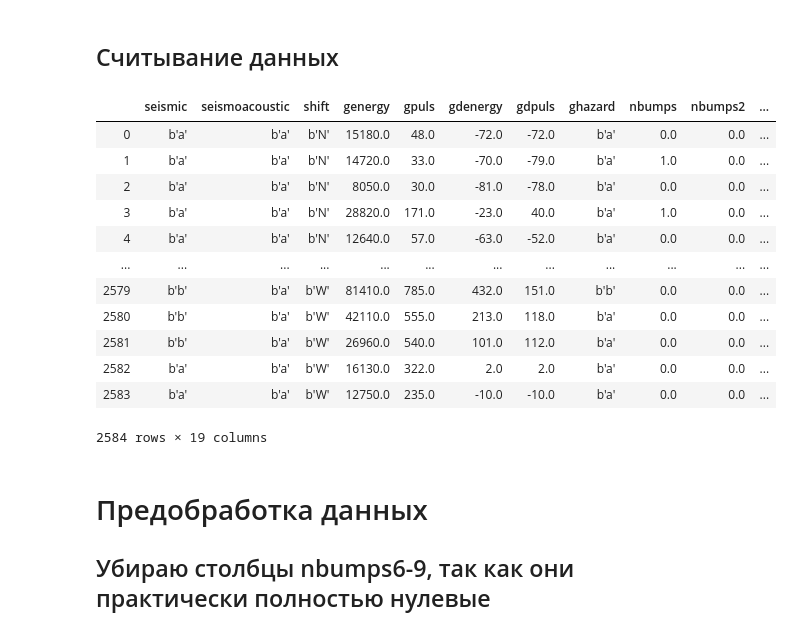
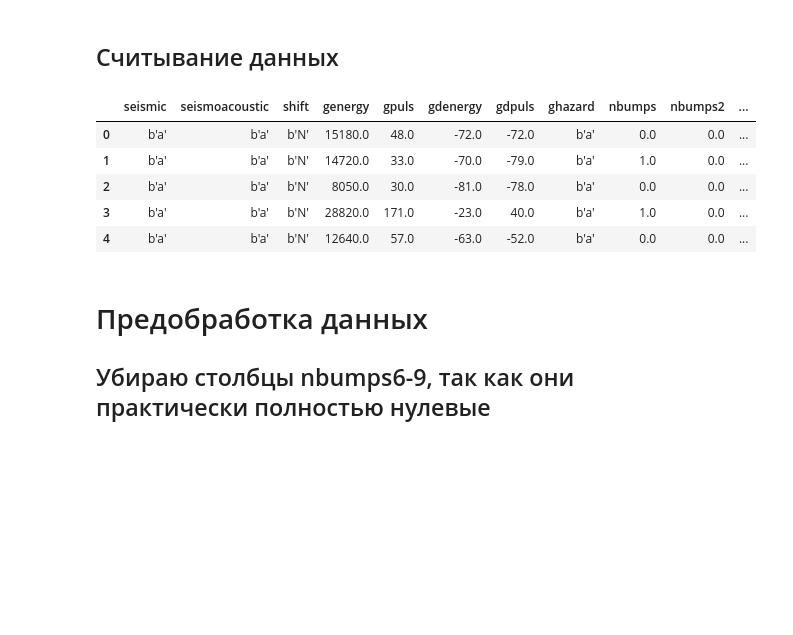
Before and after one commit to weeellz/machinelearning, a Jupyter notebook: seismic-bumps.ipynb, the cells around one changed output. Drawn from its saved outputs; the diff is of its cells as text; code cells hidden in the pictures; blank space fills up the shorter version.

```diff
--- a/seismic-bumps.ipynb
+++ b/seismic-bumps.ipynb
@@ -55,22 +58,15 @@ seismoacoustic method based on registration coming form GMax only;
 # %%
 data = arff.loadarff('seismic-bumps.arff')
 df = pd.DataFrame(data[0])
 
-df
+df.head()
 # %% [output]
 |  | seismic | seismoacoustic | shift | genergy | gpuls | gdenergy | gdpuls | ghazard | nbumps | nbumps2 | ... |
 | 0 | b'a' | b'a' | b'N' | 15180.0 | 48.0 | -72.0 | -72.0 | b'a' | 0.0 | 0.0 | ... |
 | 1 | b'a' | b'a' | b'N' | 14720.0 | 33.0 | -70.0 | -79.0 | b'a' | 1.0 | 0.0 | ... |
 | 2 | b'a' | b'a' | b'N' | 8050.0 | 30.0 | -81.0 | -78.0 | b'a' | 0.0 | 0.0 | ... |
 | 3 | b'a' | b'a' | b'N' | 28820.0 | 171.0 | -23.0 | 40.0 | b'a' | 1.0 | 0.0 | ... |
 | 4 | b'a' | b'a' | b'N' | 12640.0 | 57.0 | -63.0 | -52.0 | b'a' | 0.0 | 0.0 | ... |
-| ... | ... | ... | ... | ... | ... | ... | ... | ... | ... | ... | ... |
-| 2579 | b'b' | b'a' | b'W' | 81410.0 | 785.0 | 432.0 | 151.0 | b'b' | 0.0 | 0.0 | ... |
-| 2580 | b'b' | b'a' | b'W' | 42110.0 | 555.0 | 213.0 | 118.0 | b'a' | 0.0 | 0.0 | ... |
-| 2581 | b'b' | b'a' | b'W' | 26960.0 | 540.0 | 101.0 | 112.0 | b'a' | 0.0 | 0.0 | ... |
-| 2582 | b'a' | b'a' | b'W' | 16130.0 | 322.0 | 2.0 | 2.0 | b'a' | 0.0 | 0.0 | ... |
-| 2583 | b'a' | b'a' | b'W' | 12750.0 | 235.0 | -10.0 | -10.0 | b'a' | 0.0 | 0.0 | ... |
-2584 rows × 19 columns
 # %% [markdown]
 # Предобработка данных
 ## Убираю столбцы nbumps6-9, так как они практически полностью нулевые
```
Also changed, not shown: parts of 62 cells of this notebook.
